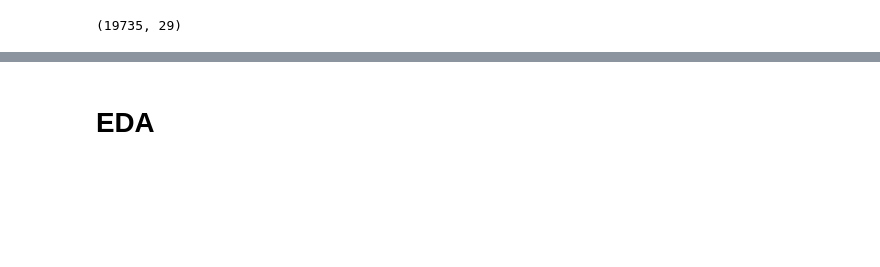
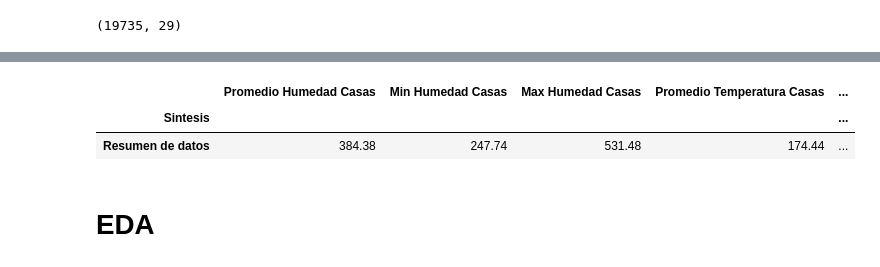
Before and after one commit to Gabymoctezuma/Proyecto-final, a Jupyter notebook: src/explore.ipynb, the cells around one changed output, grey strips where cells are left out. Cells and saved outputs as stored; diff of their text form; code cells hidden in the pictures; blank space fills up the shorter version.

```diff
--- a/src/explore.ipynb
+++ b/src/explore.ipynb
@@ -234,0 +351,19 @@ Fila con id 5: (5, '2016-01-11 17:40:00', 60, 40, 19.89, 46.33333333333329, 19.2
+# %%
+# Calculo consumo de electrodomesticos
+cursor.execute("""
+    SELECT AVG(ELECTRODOMESTICOS)
+    FROM consumo_energetico
+""")
+avg_electrodomestico = cursor.fetchone()
+
+cursor.execute("""
+    SELECT MIN(ELECTRODOMESTICOS)
+    FROM consumo_energetico
+""")
+min_electrodomestico = cursor.fetchone()
+
+cursor.execute("""
+    SELECT MAX(ELECTRODOMESTICOS)
+    FROM consumo_energetico
+""")
+max_electrodomestico = cursor.fetchone()
@@ -235,3 +384,33 @@ Fila con id 5: (5, '2016-01-11 17:40:00', 60, 40, 19.89, 46.33333333333329, 19.2
+# %%
+data = {
+    'Sintesis': ['Resumen de datos'],
+    'Promedio Humedad Casas': [round(avg_hum_total[0], 2)],
+    'Min Humedad Casas': [round(min_hum_total[0], 2)],
+    'Max Humedad Casas': [round(max_hum_total[0], 2)],
+
+    'Promedio Temperatura Casas': [round(avg_temp_total[0], 2)],
+    'Min Temperatura Casas': [round(min_temp_total[0], 2)],
+    'Max Temperatura Casas': [round(max_temp_total[0], 2)],
+
+    'Promedio Temperatura Exterior': [round(avg_temp_ex[0], 2)],
+    'Min Temperatura Exterior': [round(min_temp_ex[0], 2)],
+    'Max Temperatura Exterior': [round(max_temp_ex[0], 2)],
+
+    'Promedio Consumo Electrodomésticos': [round(avg_electrodomestico[0], 2)],
+    'Min Consumo Electrodomésticos': [round(min_electrodomestico[0], 2)],
+    'Max Consumo Electrodomésticos': [round(max_electrodomestico[0], 2)],
+}
+
+# Crear el DataFrame
+sintesis = pd.DataFrame(data)
+sintesis.set_index('Sintesis', inplace=True)
+
+# Mostrar el DataFrame
+sintesis.head()
+# %% [output]
+|  | Promedio Humedad Casas | Min Humedad Casas | Max Humedad Casas | Promedio Temperatura Casas | ... |
+| Sintesis |  |  |  |  | ... |
+| Resumen de datos | 384.38 | 247.74 | 531.48 | 174.44 | ... |
 # %% [markdown]
 # EDA
 # %%
```
Also changed, not shown: parts of 18 cells of this notebook.
